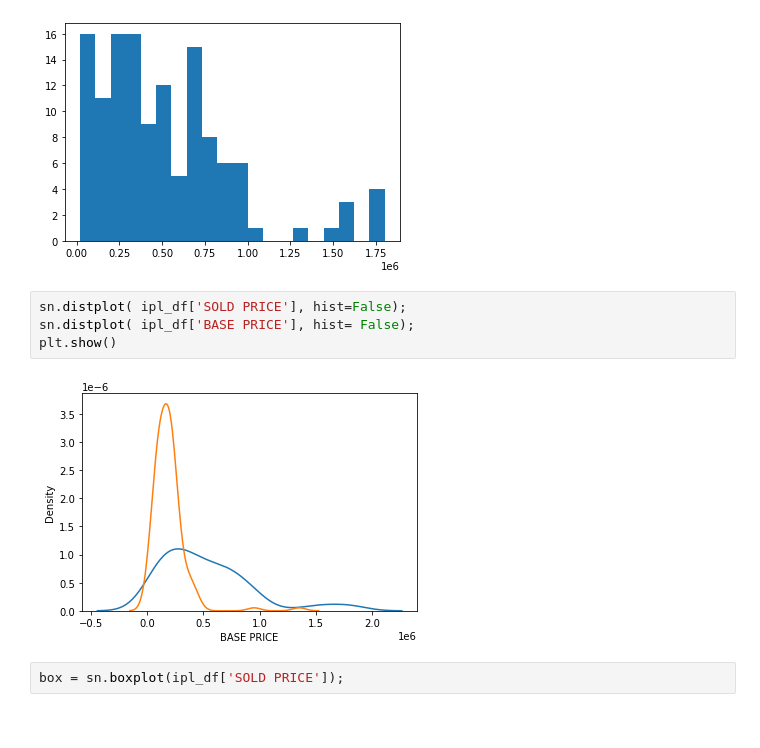
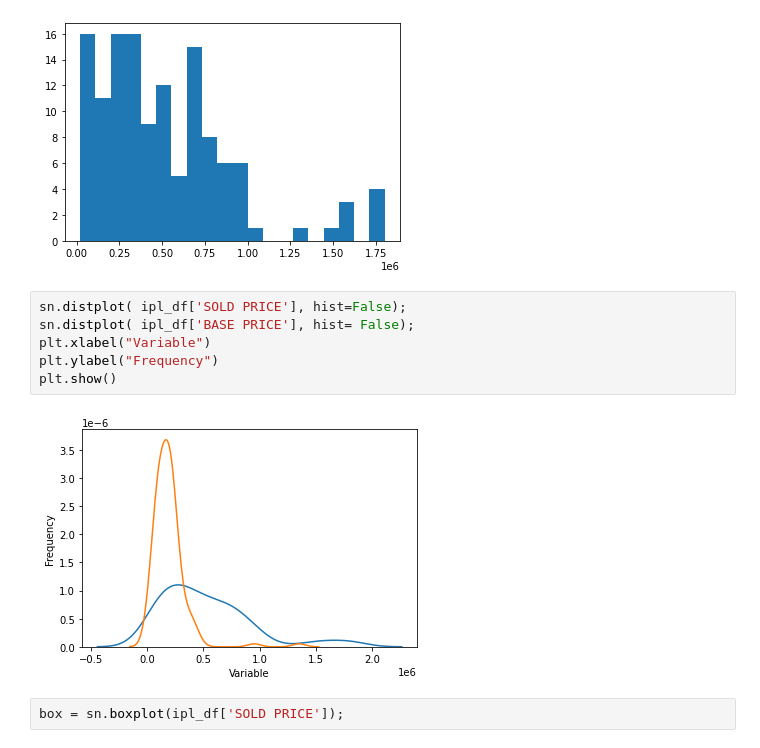
Before and after one commit to Ashvasu14/MLA2021, a Jupyter notebook: Copy_of_Basic10082021.ipynb, the cells around one changed output. Saved outputs shown, nothing was run; the diff lists cells and outputs as text.

```diff
--- a/Copy_of_Basic10082021.ipynb
+++ b/Copy_of_Basic10082021.ipynb
@@ -232,9 +232,11 @@ plt.hist( ipl_df['SOLD PRICE'], bins = 20 );
 # %%
 sn.distplot( ipl_df['SOLD PRICE'], hist=False);
 sn.distplot( ipl_df['BASE PRICE'], hist= False);
+plt.xlabel("Variable")
+plt.ylabel("Frequency")
 plt.show()
 # %% [output]
-[figure, old version]
+[figure, new version]
 # %%
 box = sn.boxplot(ipl_df['SOLD PRICE']);
 # %% [output]
```
